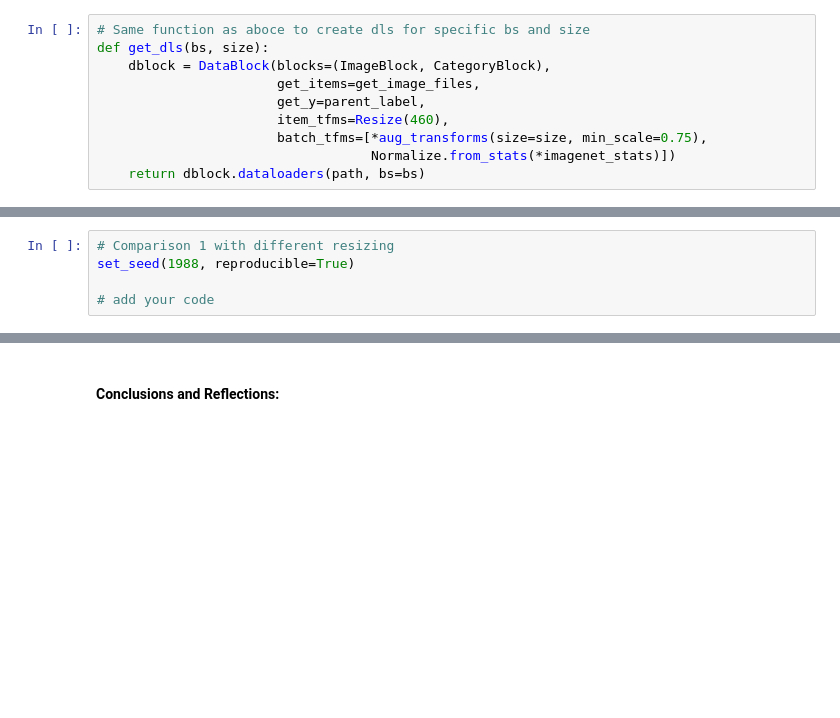
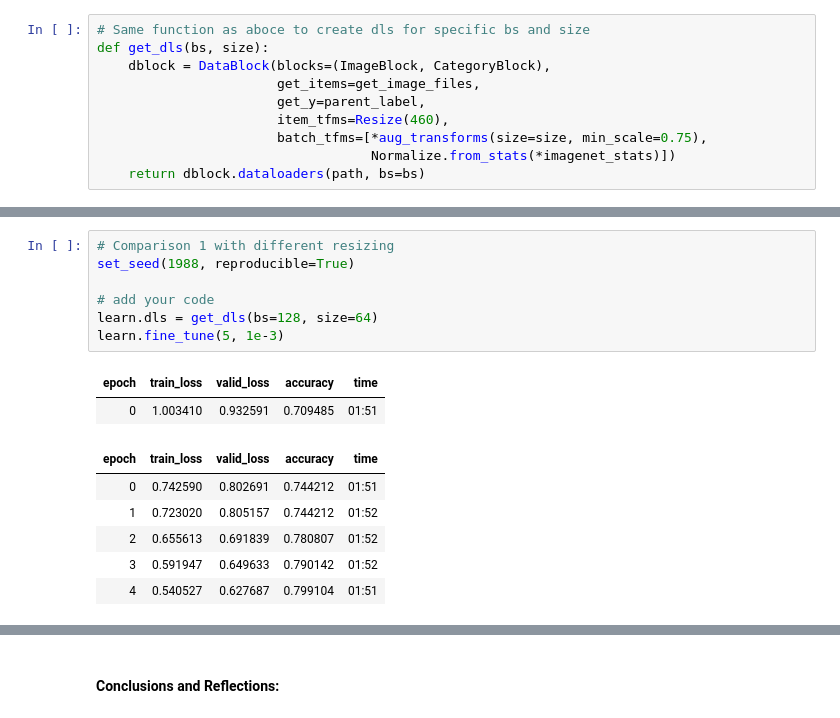
Before and after one commit to Aravinda89/fastai_bootcamp, a Jupyter notebook: Gayan_dl_201_cohort2_07_sizing_and_tta.ipynb, the cells around one changed output, grey strips where cells are left out. Drawn from its saved outputs; the diff is of its cells as text; blank space fills up the shorter version.

```diff
--- a/Gayan_dl_201_cohort2_07_sizing_and_tta.ipynb
+++ b/Gayan_dl_201_cohort2_07_sizing_and_tta.ipynb
@@ -458,8 +533,19 @@ learn.fine_tune(5, 1e-3)
 # %%
 # Comparison 1 with different resizing
 set_seed(1988, reproducible=True)
 
 # add your code
+learn.dls = get_dls(bs=128, size=64)
+learn.fine_tune(5, 1e-3)
+# %% [output]
+| epoch | train_loss | valid_loss | accuracy | time |
+| 0 | 1.003410 | 0.932591 | 0.709485 | 01:51 |
+| epoch | train_loss | valid_loss | accuracy | time |
+| 0 | 0.742590 | 0.802691 | 0.744212 | 01:51 |
+| 1 | 0.723020 | 0.805157 | 0.744212 | 01:52 |
+| 2 | 0.655613 | 0.691839 | 0.780807 | 01:52 |
+| 3 | 0.591947 | 0.649633 | 0.790142 | 01:52 |
+| 4 | 0.540527 | 0.627687 | 0.799104 | 01:51 |
 # %%
 # Comparison 2 with different resizing
 set_seed(1988, reproducible=True)
```
Also changed, not shown: parts of 24 cells of this notebook.
